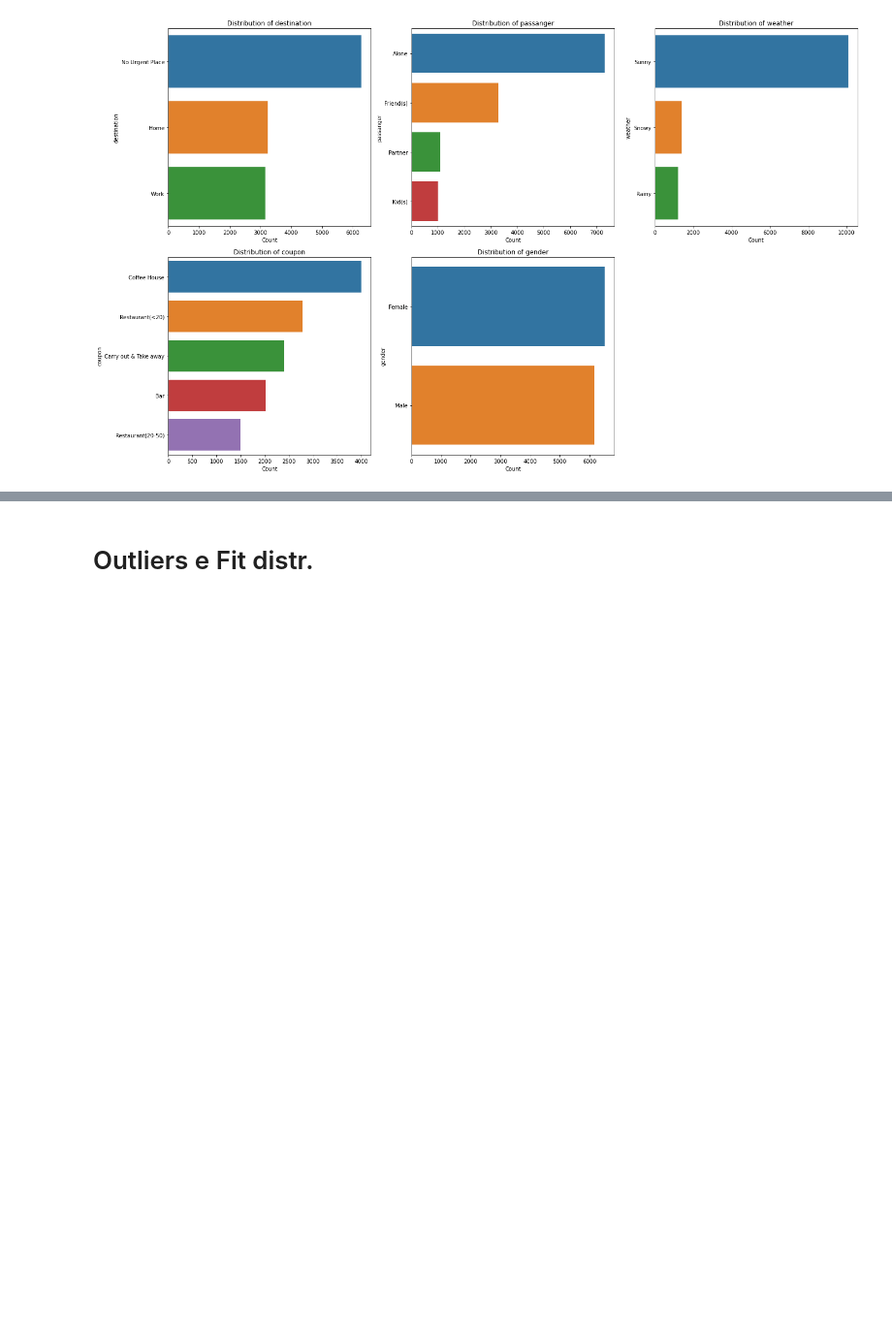
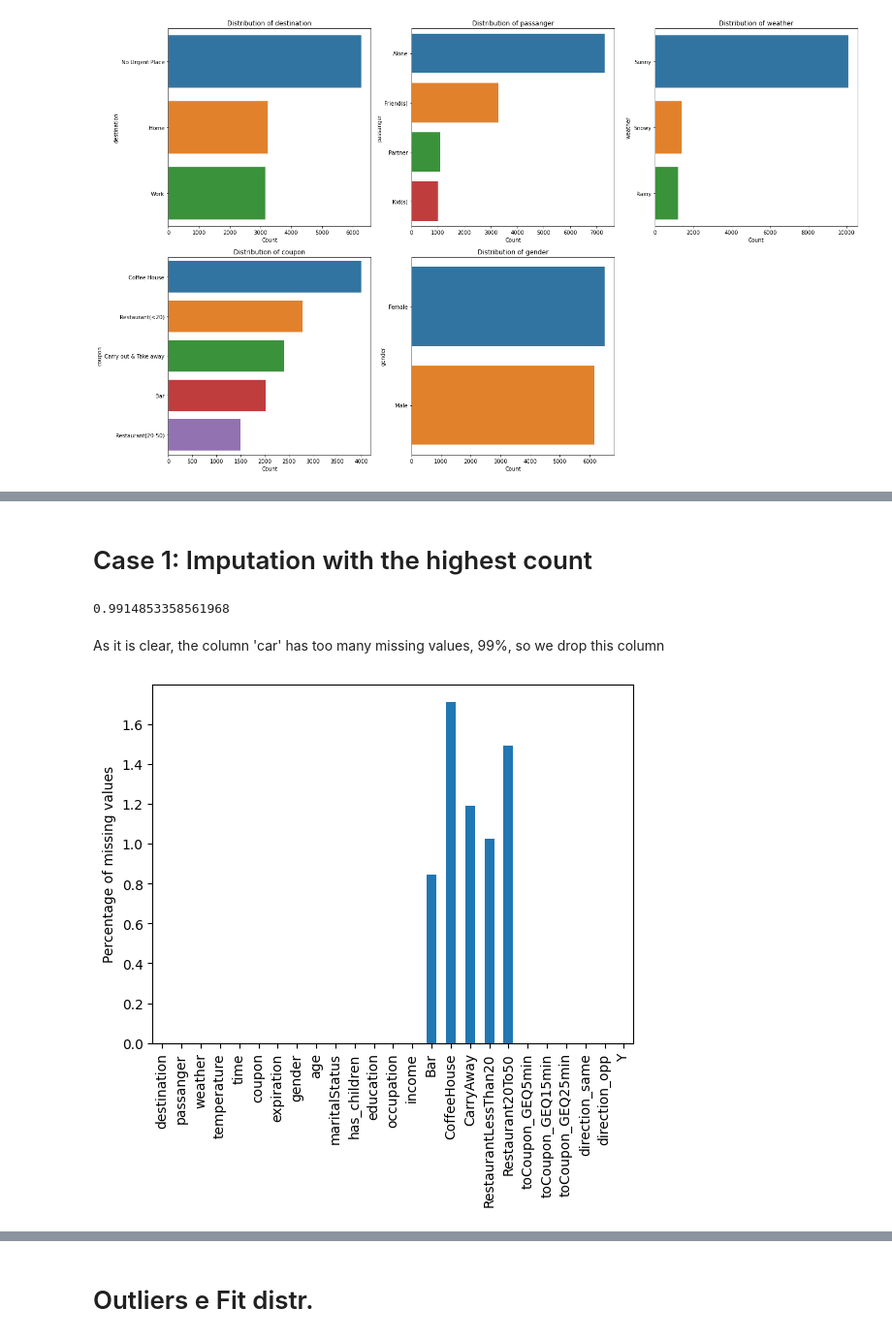
Before and after one commit to leobt23/Data_Mining, a Jupyter notebook: 1_eda/leo.ipynb, the cells around one changed output, grey strips where cells are left out. Shown at 97% size. Saved outputs shown, nothing was run; the diff lists cells and outputs as text; code cells hidden in the pictures; blank space fills up the shorter version.

```diff
--- a/1_eda/leo.ipynb
+++ b/1_eda/leo.ipynb
@@ -108,3 +113,24 @@ plt.title('Correlation Matrix')
 plt.show()
 # %% [output]
 [figure]
+# %% [markdown]
+# Case 1: Imputation with the highest count
+# %%
+number_nans_car = data['car'].isna().sum()
+number_nans_car/len(data['car'])
+# %% [output]
+0.9914853358561968
+# %% [markdown]
+As it is clear, the column 'car' has too many missing values, 99%, so we drop this column
+# %%
+data = data.drop('car', axis=1)
+# %%
+# calculate percentage of missing values for each column
+missing_percentages = data.isna().mean() * 100
+
+# create bar plot
+missing_percentages.plot(kind='bar')
+plt.ylabel('Percentage of missing values')
+plt.show()
+# %% [output]
+[figure, added]
```
Also changed, not shown: parts of 12 cells of this notebook.
